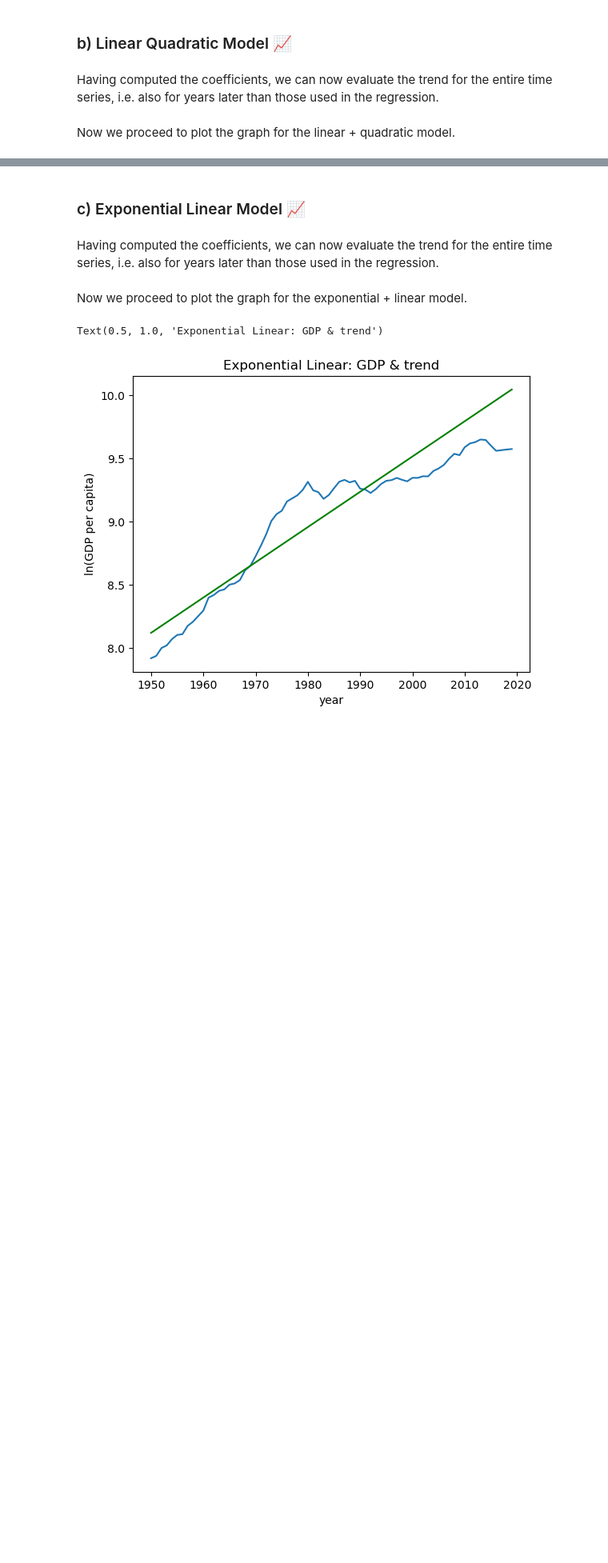
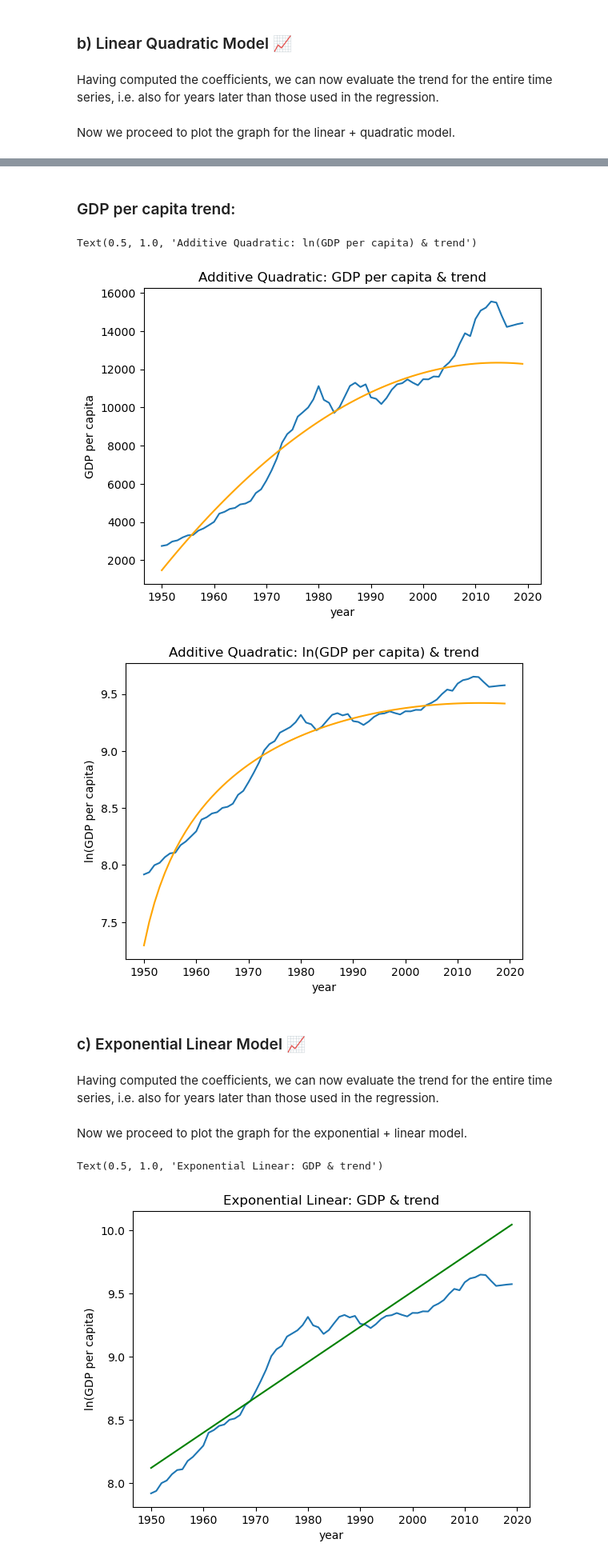
Before and after one commit to Jessie-Fung/ec2b1-brazil, a Jupyter notebook: code/code.ipynb, the cells around one changed output, grey strips where cells are left out. Shown: that part at 80% size. Cells and saved outputs as stored; diff of their text form; code cells hidden in the pictures; blank space fills up the shorter version.

```diff
--- a/code/code.ipynb
+++ b/code/code.ipynb
@@ -137,3 +204,44 @@ Text(0.5, 1.0, 'Additive Quadratic: GDP & trend')
+# %% [markdown]
+### GDP per capita trend:
+# %%
+a_add_quadpc, b_add_quadpc, c_add_quadpc = get_regression_coefs(Ypc, x1, x2, x3)
+
+# Initialise predicted values yhat
+Ypchat_add_quadpc = np.empty(T_all)
+
+# Create loop to compute trend for all years
+for t in range(T_all):
+    Ypchat_add_quadpc[t] = a_add_quadpc + b_add_quadpc * (t + 1) + c_add_quadpc * (t + 1)**2 # recall that Python indexing starts at 0
+
+# Let us convert into log-units
+ypchat_add_quadpc = np.log(Ypchat_add_quadpc)
+
+
+plt.figure()
+plt.plot(data['year'], data['rgdpna_pc'])
+plt.plot(data['year'],Ypchat_add_quadpc, color = 'orange')
+
+#labels
+plt.xlabel("year")
+plt.ylabel("GDP per capita")
+
+#title
+plt.title("Additive Quadratic: GDP per capita & trend")
+
+plt.figure()
+plt.plot(data['year'],np.log(data['rgdpna_pc']))
+plt.plot(data['year'],ypchat_add_quadpc, color = 'orange')
+
+#labels
+plt.xlabel("year")
+plt.ylabel("ln(GDP per capita)")
+
+#title
+plt.title("Additive Quadratic: ln(GDP per capita) & trend")
+# %% [output]
+Text(0.5, 1.0, 'Additive Quadratic: ln(GDP per capita) & trend')
+[figure, added]
+[figure, added]
 # %% [markdown]
 ### c) Exponential Linear Model 📈
 # %%
```
Also changed, not shown: parts of 15 cells of this notebook.
